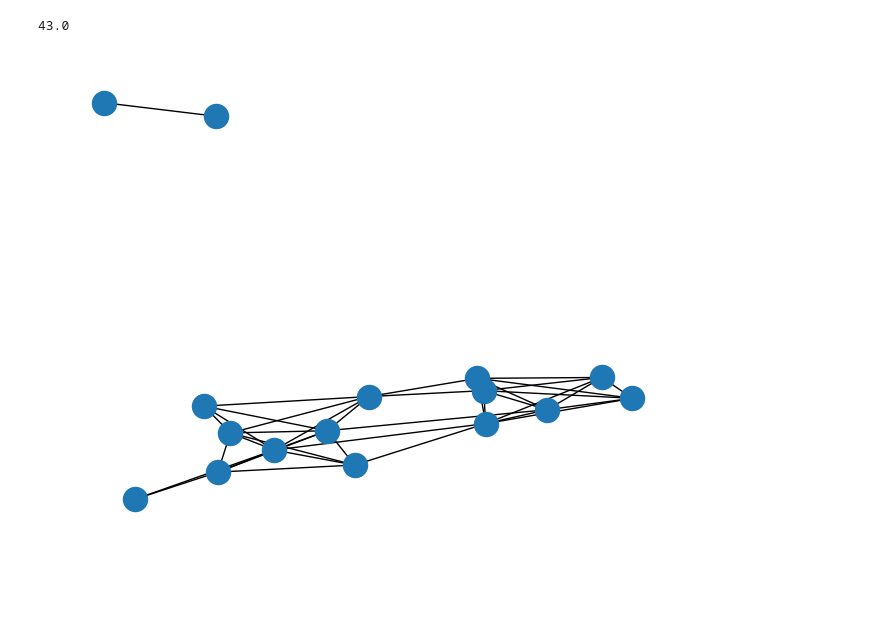
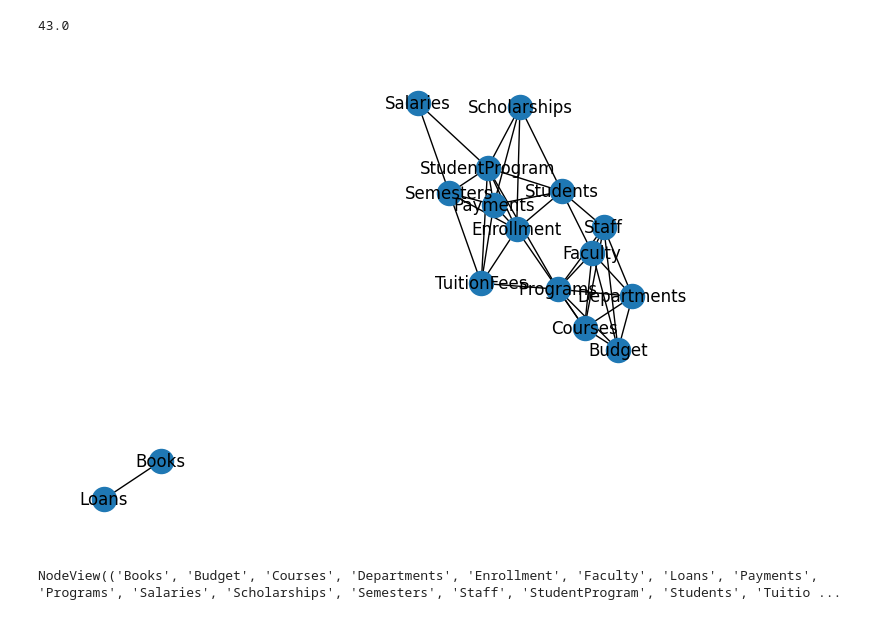
Before and after one commit to moria-ai-labs/data_readiness, a Jupyter notebook: notebooks/20250601-moria-schema-kpi-analysis-dev-notebook.v.0.1-c003.ipynb, the cells around one changed output. Drawn from its saved outputs; the diff is of its cells as text; code cells hidden in the pictures; blank space fills up the shorter version.

```diff
--- a/notebooks/20250601-moria-schema-kpi-analysis-dev-notebook.v.0.1-c003.ipynb
+++ b/notebooks/20250601-moria-schema-kpi-analysis-dev-notebook.v.0.1-c003.ipynb
@@ -47,3 +48,3 @@ graph_visualizer.visualize_network_kpis(df_kpis)
 # %%
-graph_visualizer.visualize_network_schema(df_schema)
+G_schema_v = graph_visualizer.visualize_network_schema(df_schema)
 # %% [output]
@@ -125,5 +130,10 @@ graph_explainer.graph_edit_distance_between_schema_and_kpis(G_kpis, G_schema)
 # %% [output]
 43.0
 # %%
+nx.draw(G_schema_v,with_labels=True)
 # %% [output]
-[figure, old version]
+[figure, new version]
+# %%
+G_schema_v.nodes()
+# %% [output]
+NodeView(('Books', 'Budget', 'Courses', 'Departments', 'Enrollment', 'Faculty', 'Loans', 'Payments', 'Programs', 'Salaries', 'Scholarships', 'Semesters', 'Staff', 'StudentProgram', 'Students', 'Tuitio ...
```
Also changed, not shown: parts of 8 cells of this notebook.
